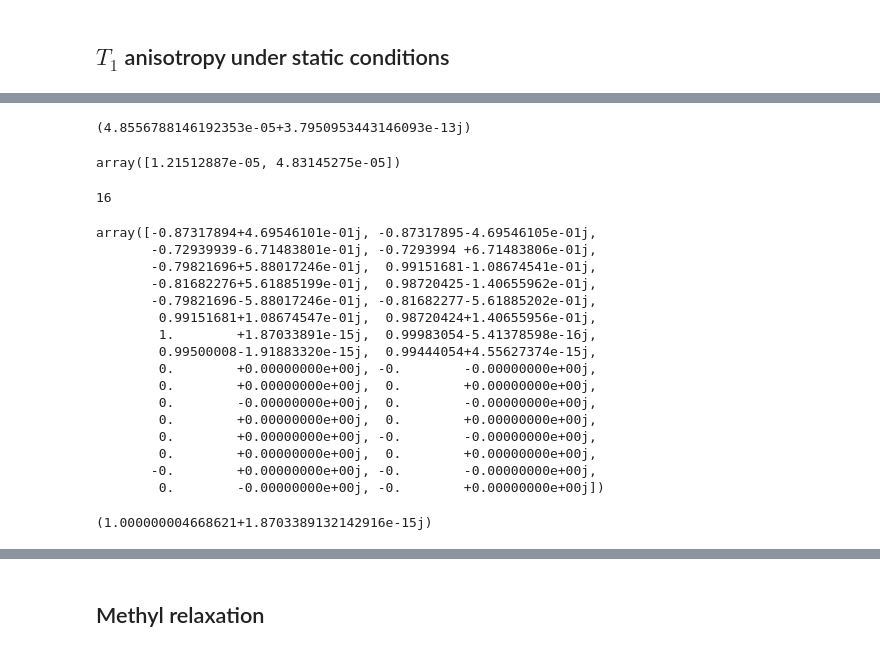
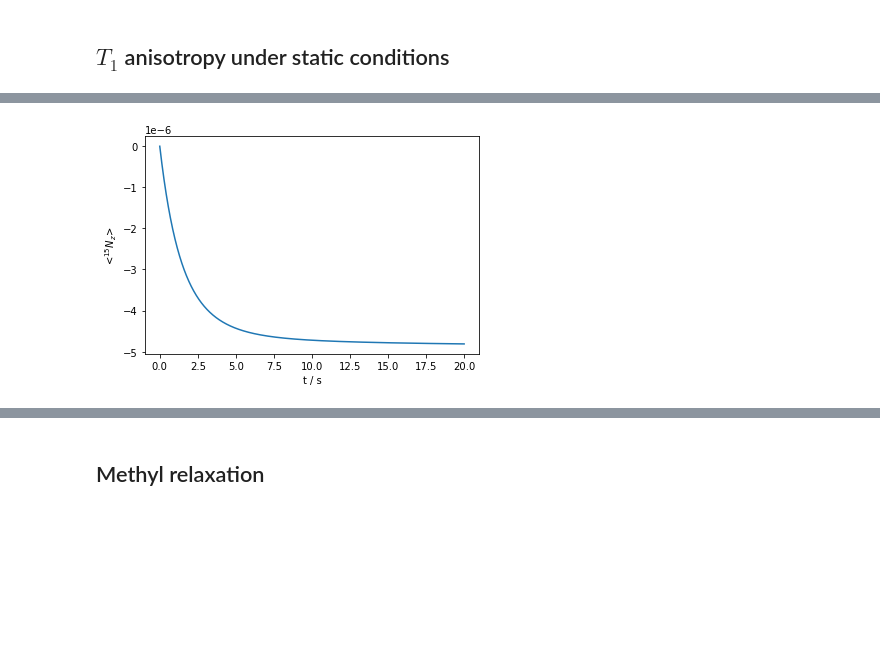
Before and after one commit to alsinmr/SLEEPY_tutorial, a Jupyter notebook: Chapters/Chapter3/Ch3_T1_NOE.ipynb, the cells around one changed output, grey strips where cells are left out. Cells and saved outputs as stored; diff of their text form; code cells hidden in the pictures; blank space fills up the shorter version.

```diff
--- a/Chapters/Chapter3/Ch3_T1_NOE.ipynb
+++ b/Chapters/Chapter3/Ch3_T1_NOE.ipynb
@@ -42,3 +89,12 @@ rho.plot(axis='s')
 # %%
-rho.reset()
-R1,A=rho.extract_decay_rates(U,det_num=0,mode='rates')
+ex0.vr=10000
+ex0.n_gamma=30
+L.clear_cache()
+
+ex0.pwdavg=sl.PowderAvg(4)
+
+seq=L.Sequence()
+U=seq.U()**100
+rho=sl.Rho('1Hz','15Nz')
+
+_=rho.DetProp(U,n=2000)
@@ -65,18 +100,0 @@ A
-# %%
-delta=sl.Tools.dipole_coupling(.102,'15N','1H')
-hop=40*np.pi/180
-ex0=sl.ExpSys(v0H=600,Nucs=['15N','1H'],vr=10000,LF=True,pwdavg=2,n_gamma=30)
-ex0.set_inter('CSA',i=0,delta=113,euler=[0,23*np.pi/180,0])
-ex0.set_inter('dipole',i0=0,i1=1,delta=delta)
-ex1=ex0.copy()
-ex1.set_inter('CSA',i=0,delta=113,euler=[[0,23*np.pi/180,0],[0,hop,0]])
-ex1.set_inter('dipole',i0=0,i1=1,delta=delta,euler=[0,hop,0])
-
-L=sl.Liouvillian(ex0,ex1)
-L.kex=sl.Tools.twoSite_kex(1e-9)
-
-seq=L.Sequence(Dt=1e-2)
-
-rho=sl.Rho('Thermal',['15Nz','1Hz'])
-
-_=rho.DetProp(seq,n=10000)
@@ -98,35 +101,5 @@ mat=np.atleast_2d(v[:,n]).T@np.atleast_2d(vi[n])
-# %%
-(rho._detect[0]@(mat@rho._rho0[0]))
-# %% [output]
-(4.8556788146192353e-05+3.7950953443146093e-13j)
-# %%
-ex0.Peq
-# %% [output]
-array([1.21512887e-05, 4.83145275e-05])
-# %%
-(np.abs(U._eig[0][0])>1e-10).sum()
-# %% [output]
-16
-# %%
-U._eig[0][0]
-# %% [output]
-array([-0.87317894+4.69546101e-01j, -0.87317895-4.69546105e-01j,
-       -0.72939939-6.71483801e-01j, -0.7293994 +6.71483806e-01j,
-       -0.79821696+5.88017246e-01j,  0.99151681-1.08674541e-01j,
-       -0.81682276+5.61885199e-01j,  0.98720425-1.40655962e-01j,
-       -0.79821696-5.88017246e-01j, -0.81682277-5.61885202e-01j,
-        0.99151681+1.08674547e-01j,  0.98720424+1.40655956e-01j,
-        1.        +1.87033891e-15j,  0.99983054-5.41378598e-16j,
-        0.99500008-1.91883320e-15j,  0.99444054+4.55627374e-15j,
-        0.        +0.00000000e+00j, -0.        -0.00000000e+00j,
-        0.        +0.00000000e+00j,  0.        +0.00000000e+00j,
-        0.        -0.00000000e+00j,  0.        -0.00000000e+00j,
-        0.        +0.00000000e+00j,  0.        +0.00000000e+00j,
-        0.        +0.00000000e+00j, -0.        -0.00000000e+00j,
-        0.        +0.00000000e+00j,  0.        +0.00000000e+00j,
-       -0.        +0.00000000e+00j, -0.        -0.00000000e+00j,
-        0.        -0.00000000e+00j, -0.        +0.00000000e+00j])
-# %%
-U._eig[0][0][12]
-# %% [output]
-(1.000000004668621+1.8703389132142916e-15j)
+# %%
+_=rho.plot(axis='s')
+_=ax.plot(ax.get_xlim(),np.ones(2)*ex0.Peq[0],color='black',linestyle=':')
+# %% [output]
+[figure, added]
```
Also changed, not shown: parts of 40 cells of this notebook, 3 other files.
